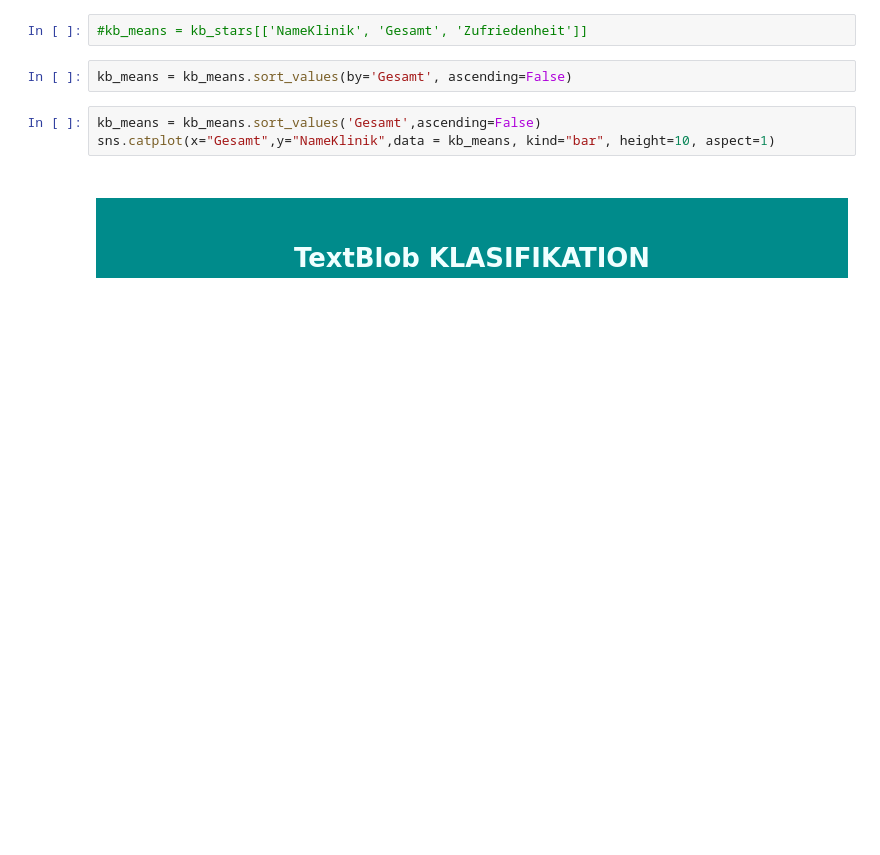
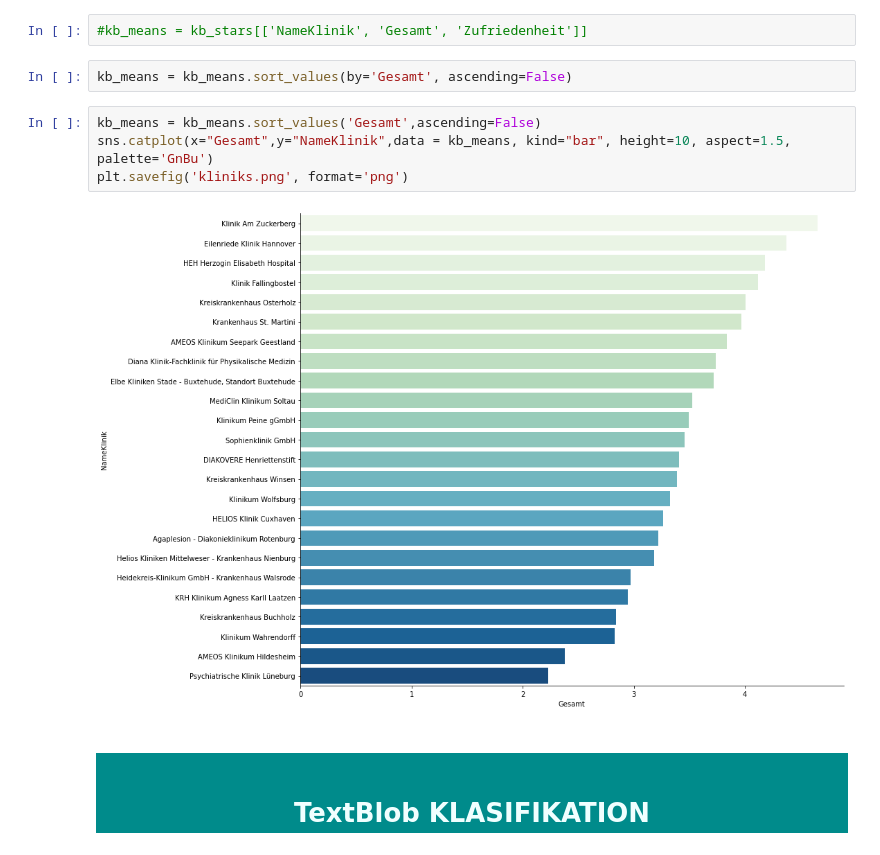
Before and after one commit to githsem/Abschlussprojekt_DataScience-WebTechnology, a Jupyter notebook: KB_Sentiment_Analyse/KB_Reinigung.ipynb, the cells around one changed output. Drawn from its saved outputs; the diff is of its cells as text; blank space fills up the shorter version.

Commit message:
klinik bewertungen jupyter update

```diff
--- a/KB_Sentiment_Analyse/KB_Reinigung.ipynb
+++ b/KB_Sentiment_Analyse/KB_Reinigung.ipynb
@@ -266,7 +266,10 @@ kb_means = kb_stars.groupby(['NameKlinik'], as_index=False)['Gesamt'].mean()
 kb_means = kb_means.sort_values(by='Gesamt', ascending=False)
 # %%
 kb_means = kb_means.sort_values('Gesamt',ascending=False)
-sns.catplot(x="Gesamt",y="NameKlinik",data = kb_means, kind="bar", height=10, aspect=1)
+sns.catplot(x="Gesamt",y="NameKlinik",data = kb_means, kind="bar", height=10, aspect=1.5, palette='GnBu')
+plt.savefig('kliniks.png', format='png')
+# %% [output]
+[figure, added]
 # %% [markdown]
 <h1 style="text-align:center;font-family:tahoma;color:azure;background-color:DarkCyan"><br>TextBlob KLASIFIKATION<br></h1>
 # %%
```
Also changed, not shown: parts of 19 cells of this notebook, 7 other files.
